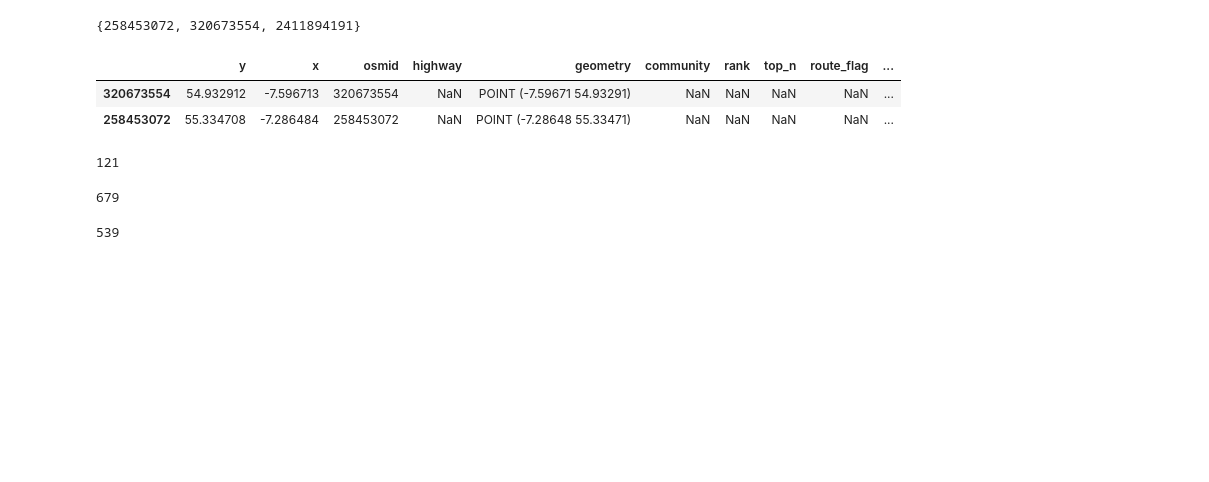
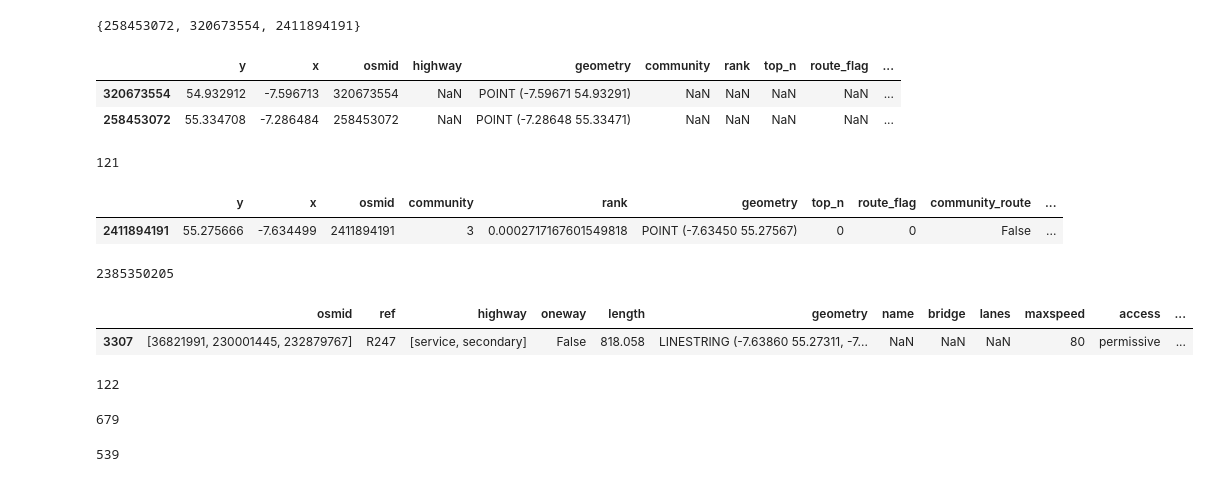
Before and after one commit to ancodia/donegal-bus-routes, a Jupyter notebook: testing/notebooks/prepare_test_graph.ipynb, the cells around one changed output. Drawn from its saved outputs; the diff is of its cells as text; code cells hidden in the pictures; blank space fills up the shorter version.

Commit message:
found missing node from merge process

```diff
--- a/testing/notebooks/prepare_test_graph.ipynb
+++ b/testing/notebooks/prepare_test_graph.ipynb
@@ -115,6 +113,33 @@ len(merged_nodes[merged_nodes["actual_stop"] == True]["osmid"])
 # merged_nodes[merged_nodes["osmid"]]
 # %% [output]
 121
+# %%
+# find the coordinates of the missing node
+osm_id = 2411894191
+missing_node = route_nodes[route_nodes["osmid"] == osm_id]
+missing_node
+# %% [output]
+|  | y | x | osmid | community | rank | geometry | top_n | route_flag | community_route | ... |
+| 2411894191 | 55.275666 | -7.634499 | 2411894191 | 3 | 0.0002717167601549818 | POINT (-7.63450 55.27567) | 0 | 0 | False | ... |
+# %%
+# use those coords to find the
+# closest node in graph with all roads included
+n = ox.get_nearest_node(G_all_donegal, (missing_node["y"].values[0],
+                                        missing_node["x"].values[0]))
+n
+# %% [output]
+2385350205
+# %%
+test_edges[test_edges["v"] == n]
+# %% [output]
+|  | osmid | ref | highway | oneway | length | geometry | name | bridge | lanes | maxspeed | access | ... |
+| 3307 | [36821991, 230001445, 232879767] | R247 | [service, secondary] | False | 818.058 | LINESTRING (-7.63860 55.27311, -7... | NaN | NaN | NaN | 80 | permissive | ... |
+# %%
+# update that node
+merged_nodes.loc[(merged_nodes["osmid"] == n), "actual_stop"] = True
+len(merged_nodes[merged_nodes["actual_stop"] == True]["osmid"])
+# %% [output]
+122
 # %%
 # check that all generated stops were added
 connecting_labels = ["a", "b", "c", "d"]
```
Also changed, not shown: parts of 4 cells of this notebook, 1 other file.
